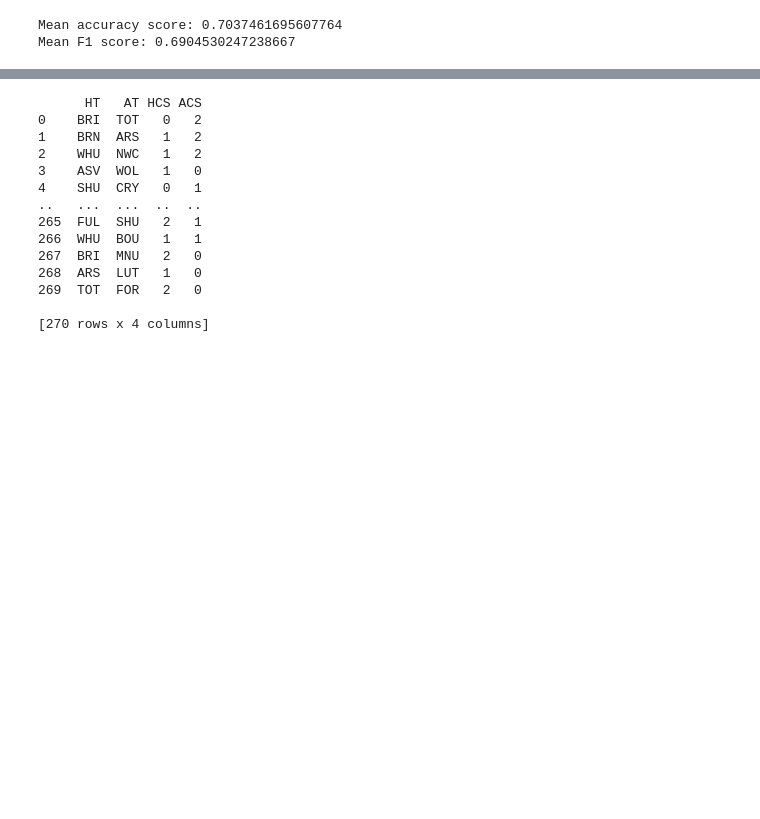
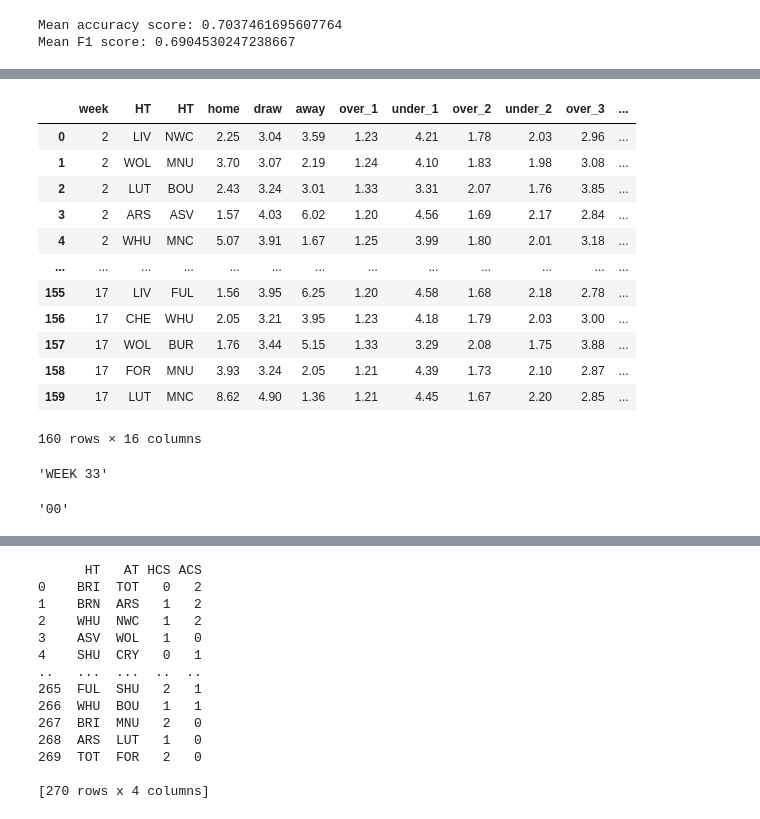
Before and after one commit to CJay-Cipher/virtual_football_league_predictor, a Jupyter notebook: match_result.ipynb, the cells around one changed output, grey strips where cells are left out. Cells and saved outputs as stored; diff of their text form; code cells hidden in the pictures; blank space fills up the shorter version.

```diff
--- a/match_result.ipynb
+++ b/match_result.ipynb
@@ -255,0 +388,34 @@ TOT 2-0 FOR
+# %%
+import pandas as pd
+new_df = pd.DataFrame(record_list, columns=[
+    "week",
+    "HT", "HT", "home", "draw", "away",
+    "over_1", "under_1",
+    "over_2", "under_2",
+    "over_3", "under_3",
+    "over_4", "under_4",
+    "H_score", "A_score"])
+
+new_df
+# %% [output]
+|  | week | HT | HT | home | draw | away | over_1 | under_1 | over_2 | under_2 | over_3 | ... |
+| 0 | 2 | LIV | NWC | 2.25 | 3.04 | 3.59 | 1.23 | 4.21 | 1.78 | 2.03 | 2.96 | ... |
+| 1 | 2 | WOL | MNU | 3.70 | 3.07 | 2.19 | 1.24 | 4.10 | 1.83 | 1.98 | 3.08 | ... |
+| 2 | 2 | LUT | BOU | 2.43 | 3.24 | 3.01 | 1.33 | 3.31 | 2.07 | 1.76 | 3.85 | ... |
+| 3 | 2 | ARS | ASV | 1.57 | 4.03 | 6.02 | 1.20 | 4.56 | 1.69 | 2.17 | 2.84 | ... |
+| 4 | 2 | WHU | MNC | 5.07 | 3.91 | 1.67 | 1.25 | 3.99 | 1.80 | 2.01 | 3.18 | ... |
+| ... | ... | ... | ... | ... | ... | ... | ... | ... | ... | ... | ... | ... |
+| 155 | 17 | LIV | FUL | 1.56 | 3.95 | 6.25 | 1.20 | 4.58 | 1.68 | 2.18 | 2.78 | ... |
+| 156 | 17 | CHE | WHU | 2.05 | 3.21 | 3.95 | 1.23 | 4.18 | 1.79 | 2.03 | 3.00 | ... |
+| 157 | 17 | WOL | BUR | 1.76 | 3.44 | 5.15 | 1.33 | 3.29 | 2.08 | 1.75 | 3.88 | ... |
+| 158 | 17 | FOR | MNU | 3.93 | 3.24 | 2.05 | 1.21 | 4.39 | 1.73 | 2.10 | 2.87 | ... |
+| 159 | 17 | LUT | MNC | 8.62 | 4.90 | 1.36 | 1.21 | 4.45 | 1.67 | 2.20 | 2.85 | ... |
+160 rows × 16 columns
+# %%
+f"WEEK {int(week_num) - 1}"
+# %% [output]
+'WEEK 33'
+# %%
+counter[:2]
+# %% [output]
+'00'
```
Also changed, not shown: parts of 4 cells of this notebook, 3 other files.
